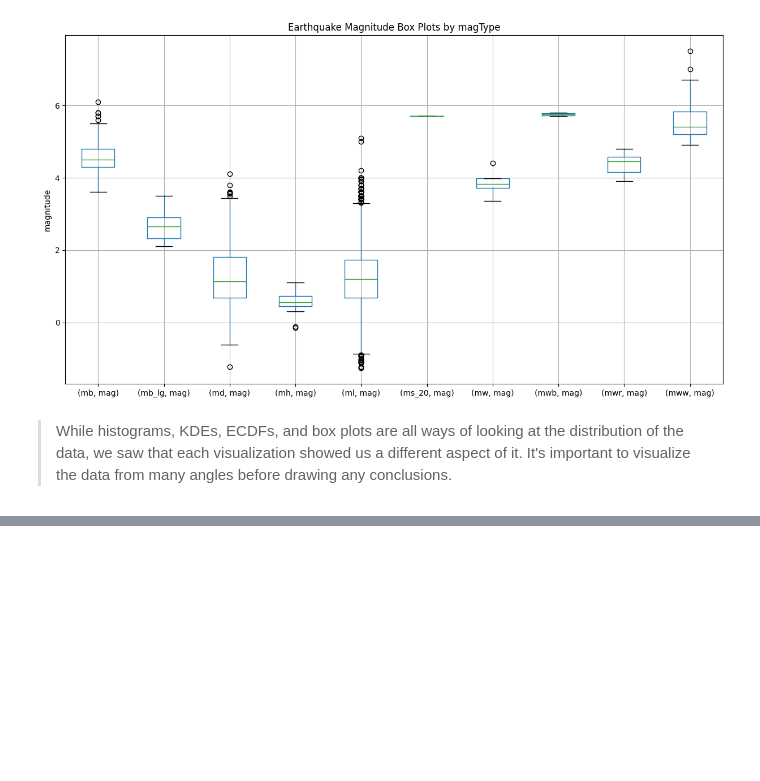
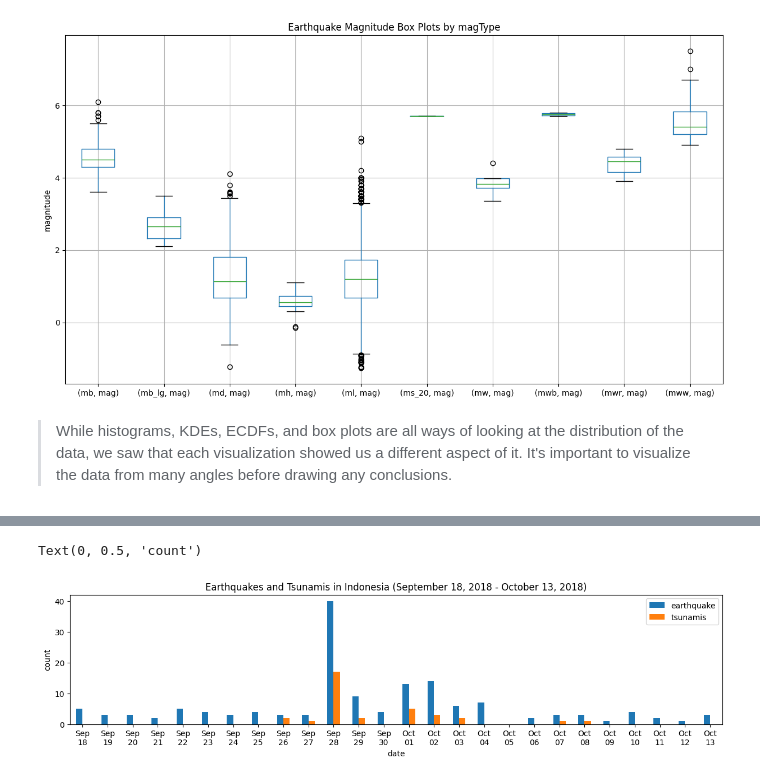
Before and after one commit to JPL-JUNO/Hands-On-Data-Analysis-with-Pandas, a Jupyter notebook: 05_visualizing_data/2-plotting_with_pandas.ipynb, the cells around one changed output, grey strips where cells are left out. Drawn from its saved outputs; the diff is of its cells as text; code cells hidden in the pictures; blank space fills up the shorter version.

```diff
--- a/05_visualizing_data/2-plotting_with_pandas.ipynb
+++ b/05_visualizing_data/2-plotting_with_pandas.ipynb
@@ -283,0 +308,19 @@ Text(0, 0.5, 'magnitude')
+# %%
+indonesia_quakes = quakes.query("parsed_place == 'Indonesia'").assign(
+    time=lambda x: pd.to_datetime(x["time"], unit='ms'),
+    earthquake=1
+).set_index("time").resample("1D").sum()
+
+indonesia_quakes.index = indonesia_quakes.index.strftime("%b\n%d")
+
+indonesia_quakes.plot(
+    y=['earthquake', "tsunami"], kind='bar', rot=0,
+    figsize=(15, 3), label=['earthquake', 'tsunamis'],
+    title="Earthquakes and Tsunamis in Indonesia (September 18, 2018 - October 13, 2018)"
+)
+
+plt.xlabel("date")
+plt.ylabel("count")
+# %% [output]
+Text(0, 0.5, 'count')
+[figure, added]
```
Also changed, not shown: parts of 8 cells of this notebook.
